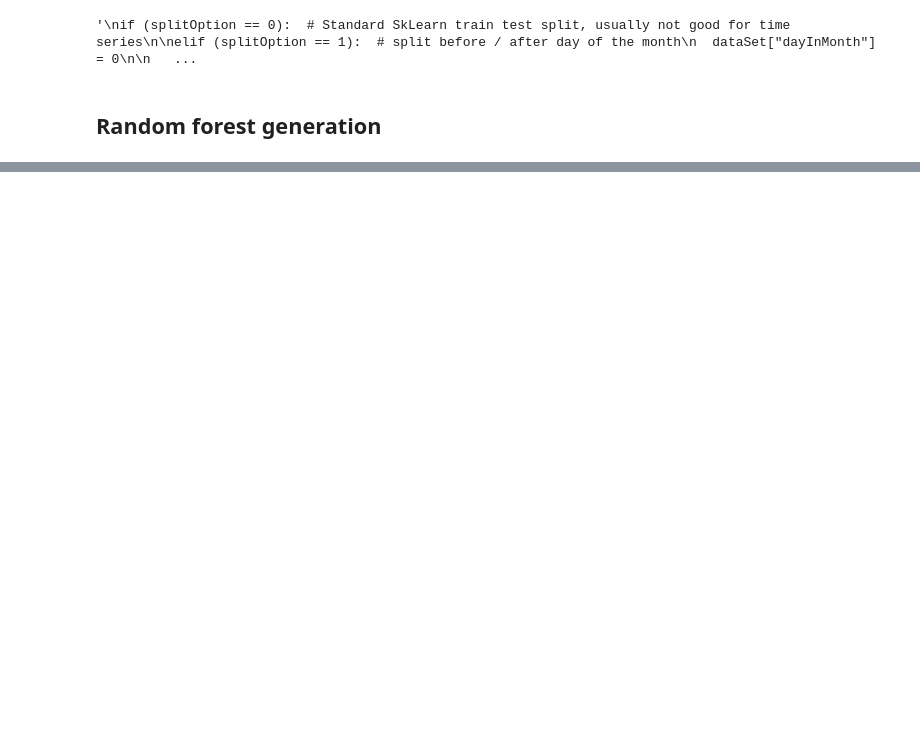
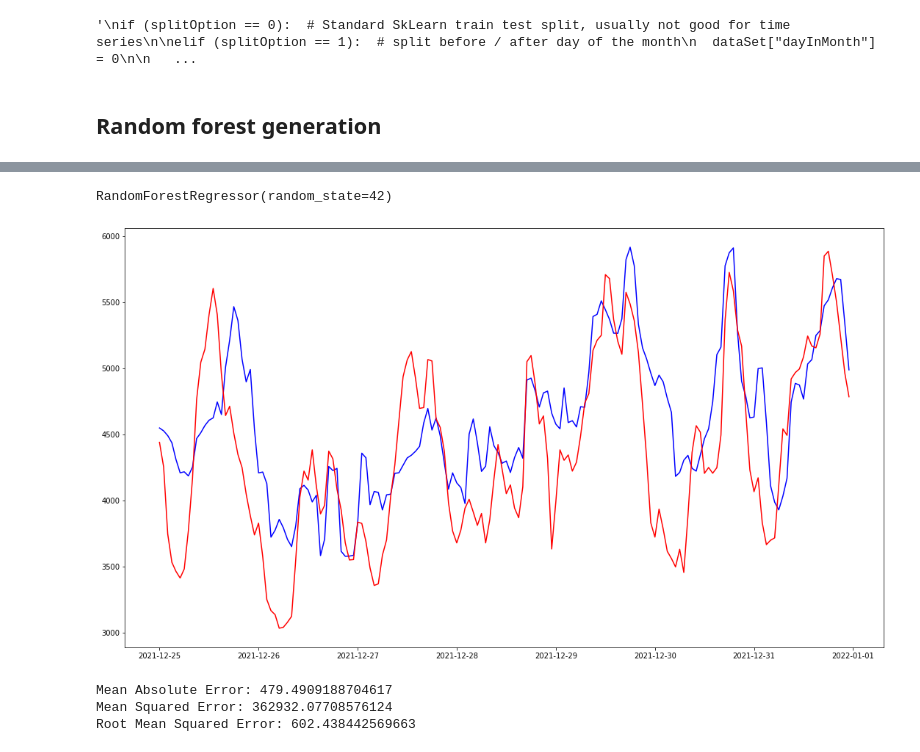
Before and after one commit to kevinTheQuigley/chargeTimeAnalytics, a Jupyter notebook: ChargeTimeML.ipynb, the cells around one changed output, grey strips where cells are left out. Saved outputs shown, nothing was run; the diff lists cells and outputs as text; code cells hidden in the pictures; blank space fills up the shorter version.

```diff
--- a/ChargeTimeML.ipynb
+++ b/ChargeTimeML.ipynb
@@ -123,0 +162,4 @@ rf.fit(train_features, train_labels);
+# %%
+#Version 1; Causing failures on kernel for ? reason
+X_train1 = X_train[['ForecastWind','sin_day','sin_hour','cos_day','cos_hour','dub_wddir','dub_wdsp','dub_msl']]
+X_valid1 = X_valid[['ForecastWind','sin_day','sin_hour','cos_day','cos_hour','dub_wddir','dub_wdsp','dub_msl']]
@@ -123,0 +175,9 @@ rf.fit(train_features, train_labels);
+# %%
+'''#Import Random Forest Model
+from sklearn.ensemble import RandomForestClassifier
+
+#Create a Gaussian Classifier
+clf=RandomForestClassifier(n_estimators=10)
+
+#Train the model using the training sets y_pred=clf.predict(X_test)
+clf.fit(X_train1,y_train)'''
@@ -123,0 +248,9 @@ rf.fit(train_features, train_labels);
+# %%
+from sklearn.ensemble import RandomForestRegressor
+
+#rrf=RandomForestRegressor(n_estimators=100,random_state = 42, max_depth=100, max_leaf_nodes=100)
+rrf=RandomForestRegressor(n_estimators=100,random_state = 42)
+
+#clf=RandomForestClassifier(n_estimators=100,random_state = 43)
+#print(clf.get_params())
+#Train the model using the training sets y_pred=clf.predict(X_test
@@ -123,0 +277,26 @@ rf.fit(train_features, train_labels);
+# %%
+rrf.fit(X_train1,y_train)
+# %% [output]
+RandomForestRegressor(random_state=42)
+# %%
+y_pred=rrf.predict(X_valid1)
+import matplotlib.pyplot as plt
+from matplotlib.pyplot import figure
+
+plt.plot(X_valid['date2'][-7*24:],y_pred[-7*24:],color = 'blue')
+plt.plot(X_valid['date2'][-7*24:],y_valid[-7*24:],color = 'red')
+fig = plt.gcf()
+fig.set_size_inches(18.5, 10.5)
+fig.savefig('test2png.png', dpi=100)
+# %% [output]
+[figure, added]
+# %%
+from sklearn import metrics
+
+print('Mean Absolute Error:', metrics.mean_absolute_error(y_valid, y_pred))
+print('Mean Squared Error:', metrics.mean_squared_error(y_valid, y_pred))
+print('Root Mean Squared Error:', np.sqrt(metrics.mean_squared_error(y_valid, y_pred)))
+# %% [output]
+Mean Absolute Error: 479.4909188704617
+Mean Squared Error: 362932.07708576124
+Root Mean Squared Error: 602.438442569663
```
Also changed, not shown: parts of 72 cells of this notebook.
